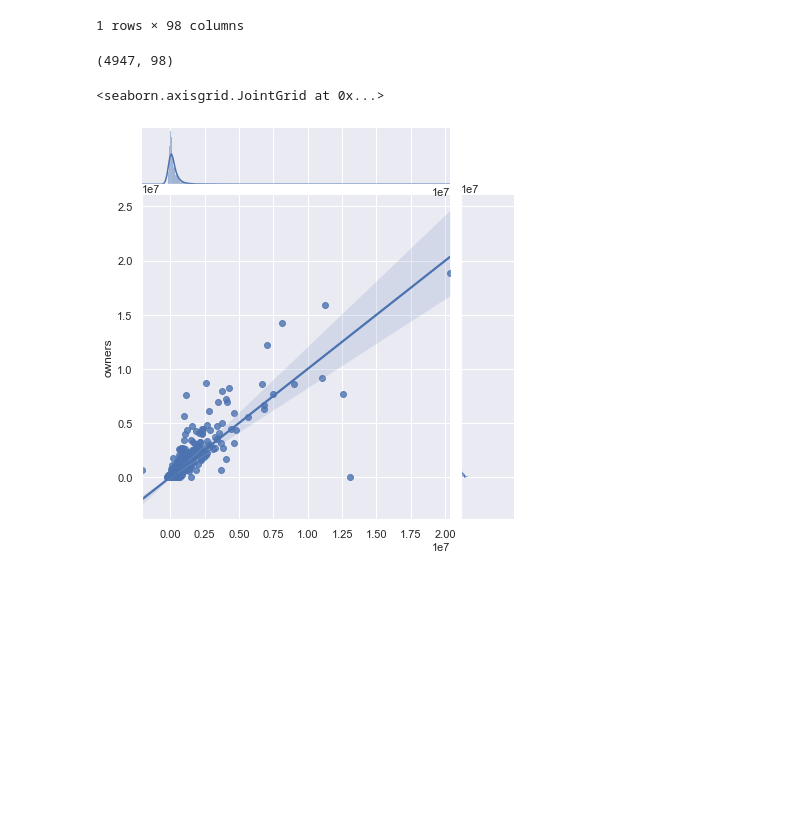
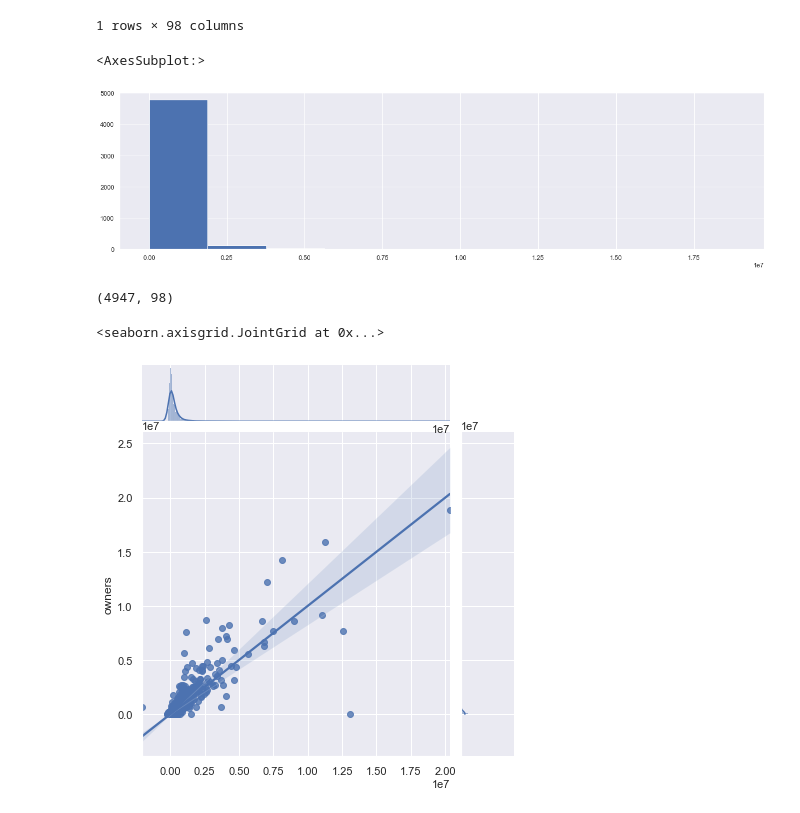
Before and after one commit to MichaelHarnett/Regression_Metis, a Jupyter notebook: merging_modeling.ipynb, the cells around one changed output. Cells and saved outputs as stored; diff of their text form; code cells hidden in the pictures; blank space fills up the shorter version.

```diff
--- a/merging_modeling.ipynb
+++ b/merging_modeling.ipynb
@@ -589,6 +589,11 @@ nicedf.head(1)
 |  | title | owners | num_reviews | positive | negative | ratio | pos_percent | neg_percent | ccu | ... |
 | 0 | OUTRIDERS | 1811000 | 41862 | 26922 | 14940 | 1.802008 | 64.311309 | 35.688691 | 23037 | ... |
 1 rows × 98 columns
+# %%
+nicedf.owners.hist()
+# %% [output]
+<AxesSubplot:>
+[figure, added]
 # %%
 nicedf.shape
 # %% [output]
```
Also changed, not shown: 4 other files.
